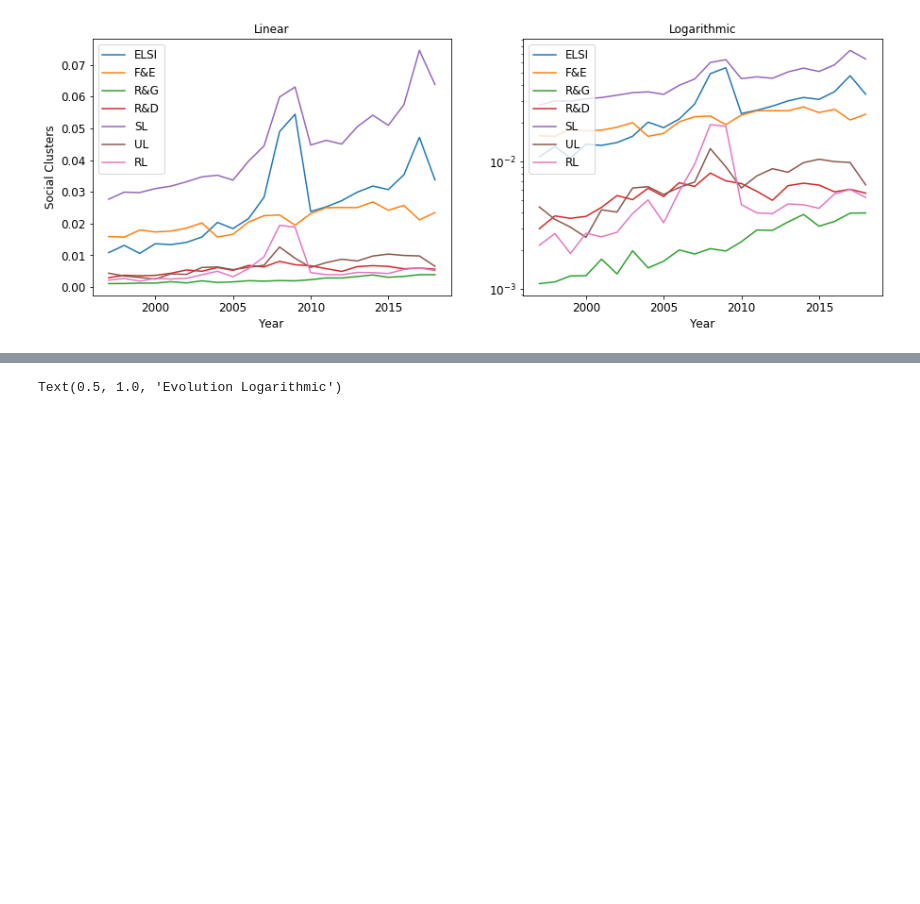
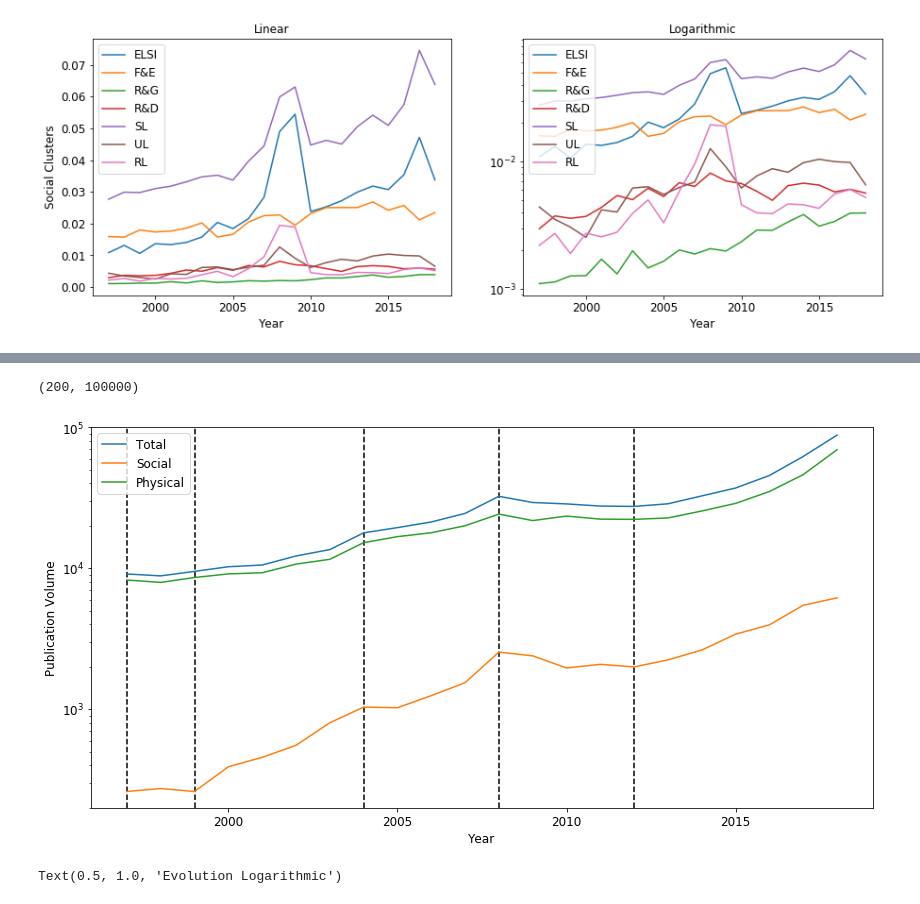
Before and after one commit to Yperidis/TserSUITE, a Jupyter notebook: Data_analysis.ipynb, the cells around one changed output, grey strips where cells are left out. Cells and saved outputs as stored; diff of their text form; code cells hidden in the pictures; blank space fills up the shorter version.

```diff
--- a/Data_analysis.ipynb
+++ b/Data_analysis.ipynb
@@ -545,3 +622,19 @@ Text(0.5, 1.0, 'Cumulative Logarithmic')
+# %%
+plt.figure(figsize=(14,7))#, frameon=False, dpi=100)
+plt.plot(range(1997,2019), Tots, range(1997,2019), Socs, range(1997,2019), Physs)
+plt.yscale('log')
+plt.xlabel('Year', fontsize=12)
+plt.ylabel('Publication Volume', fontsize=12)
+plt.legend(['Total', 'Social', 'Physical'], fontsize=12)
+plt.tick_params(labelsize=12)
+plt.vlines([1997,1999,2004,2008,2012], ymin=200, ymax=100000, linestyles='dashed')
+# plt.text(1, -0.6, r'$\sum_{i=0}^\infty x_i$')
+plt.ylim([200,100000])
+# plt.title('', fontsize=12)
+# plt.savefig('./../Manuscripts/Images/Primitive_event_horizon', dpi=150)
+# %% [output]
+(200, 100000)
+[figure, added]
 # %%
 # Publication count time-series per domain and their respective cumulatives normalized to the total counts
 plt.figure(figsize=(20,10))
```
Also changed, not shown: parts of 14 cells of this notebook.
